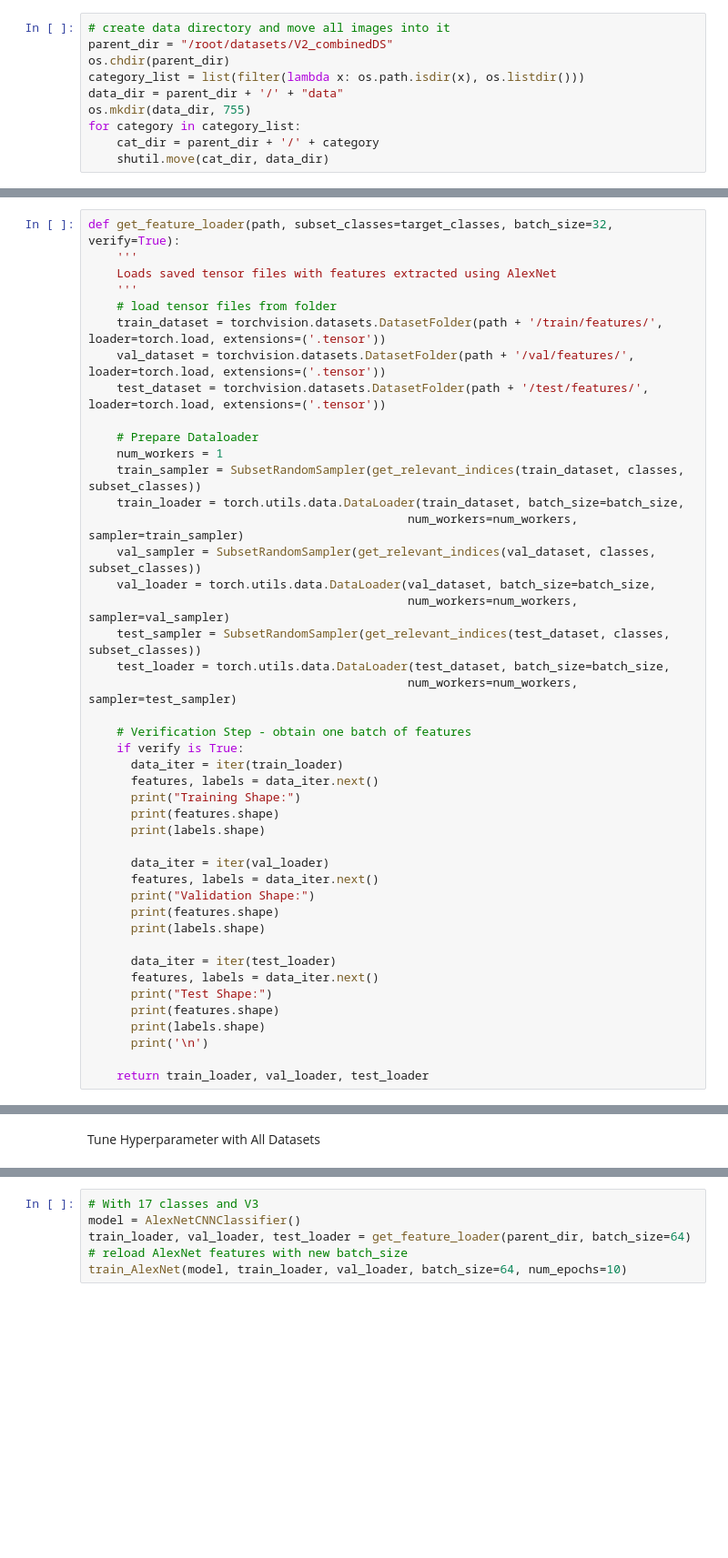
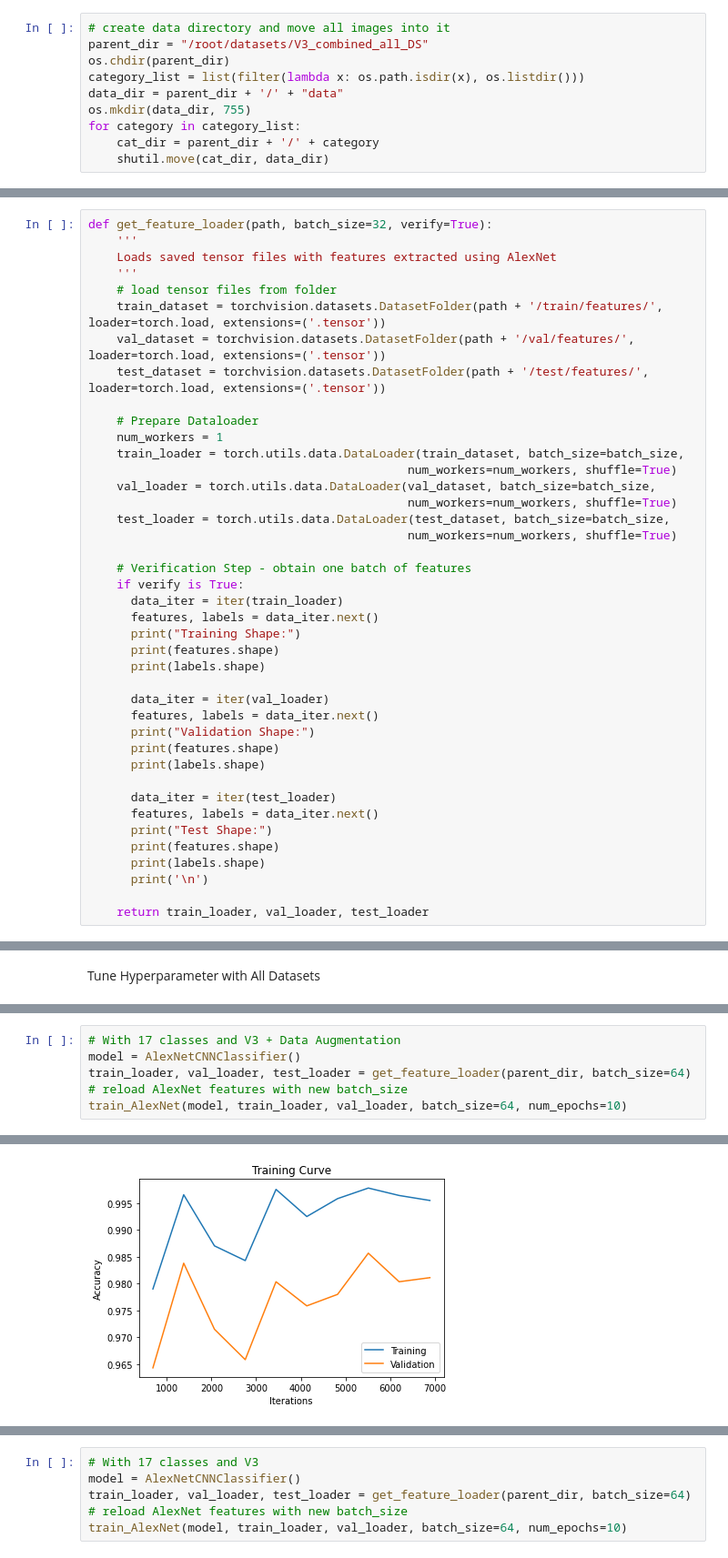
Before and after one commit to SupermarketAutomationAI/PrimaryModel_1, a Jupyter notebook: primary_model_JX.ipynb, the cells around one changed output, grey strips where cells are left out. Shown at 91% size. Saved outputs shown, nothing was run; the diff lists cells and outputs as text; blank space fills up the shorter version.

```diff
--- a/primary_model_JX.ipynb
+++ b/primary_model_JX.ipynb
@@ -38,7 +38,7 @@ import math
 import shutil
 # %%
 # create data directory and move all images into it
-parent_dir = "/root/datasets/V2_combinedDS"
+parent_dir = "/root/datasets/V3_combined_all_DS"
 os.chdir(parent_dir)
 category_list = list(filter(lambda x: os.path.isdir(x), os.listdir()))
 data_dir = parent_dir + '/' + "data"
@@ -486,7 +520,7 @@ Original
 Modified
 [figure]
 # %%
-def get_feature_loader(path, subset_classes=target_classes, batch_size=32, verify=True):
+def get_feature_loader(path, batch_size=32, verify=True):
     '''
     Loads saved tensor files with features extracted using AlexNet
     '''
@@ -497,15 +531,12 @@ def get_feature_loader(path, subset_classes=target_classes, batch_size=32, verif
 
     # Prepare Dataloader
     num_workers = 1
-    train_sampler = SubsetRandomSampler(get_relevant_indices(train_dataset, classes, subset_classes))
     train_loader = torch.utils.data.DataLoader(train_dataset, batch_size=batch_size,
-                                             num_workers=num_workers, sampler=train_sampler)
-    val_sampler = SubsetRandomSampler(get_relevant_indices(val_dataset, classes, subset_classes))
+                                             num_workers=num_workers, shuffle=True)
     val_loader = torch.utils.data.DataLoader(val_dataset, batch_size=batch_size,
-                                             num_workers=num_workers, sampler=val_sampler)
-    test_sampler = SubsetRandomSampler(get_relevant_indices(test_dataset, classes, subset_classes))
+                                             num_workers=num_workers, shuffle=True)
     test_loader = torch.utils.data.DataLoader(test_dataset, batch_size=batch_size,
-                                             num_workers=num_workers, sampler=test_sampler)
+                                             num_workers=num_workers, shuffle=True)
 
     # Verification Step - obtain one batch of features
     if verify is True:
@@ -708,0 +684,6 @@ Total time:   1635.32 s
+# %%
+# With 17 classes and V3 + Data Augmentation
+model = AlexNetCNNClassifier()
+train_loader, val_loader, test_loader = get_feature_loader(parent_dir, batch_size=64) # reload AlexNet features with new batch_size
+train_AlexNet(model, train_loader, val_loader, batch_size=64, num_epochs=10)
+# %% [output]
@@ -708,0 +707 @@ Total time:   1635.32 s
+[figure, added]
```
Also changed, not shown: parts of 15 cells of this notebook.
